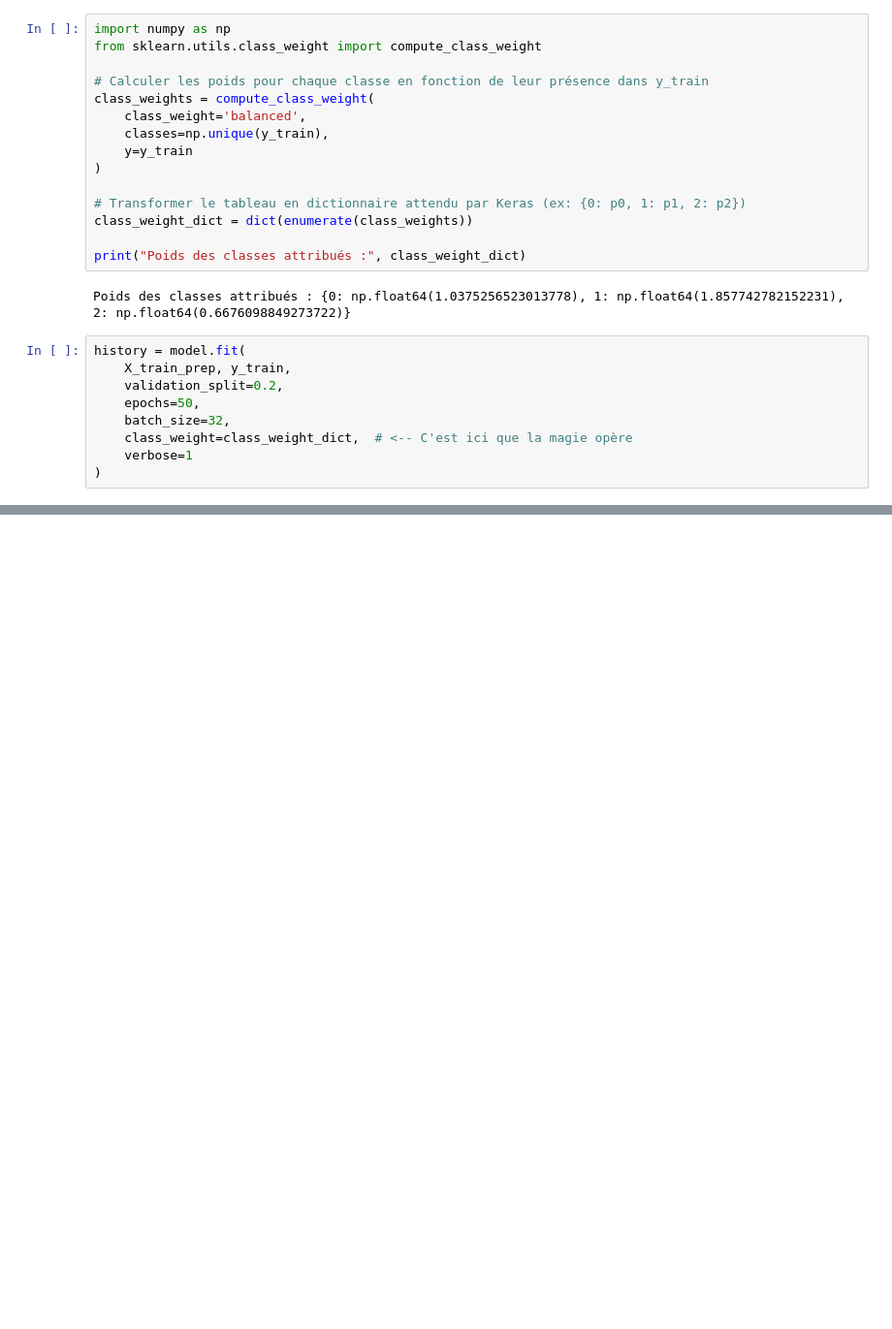
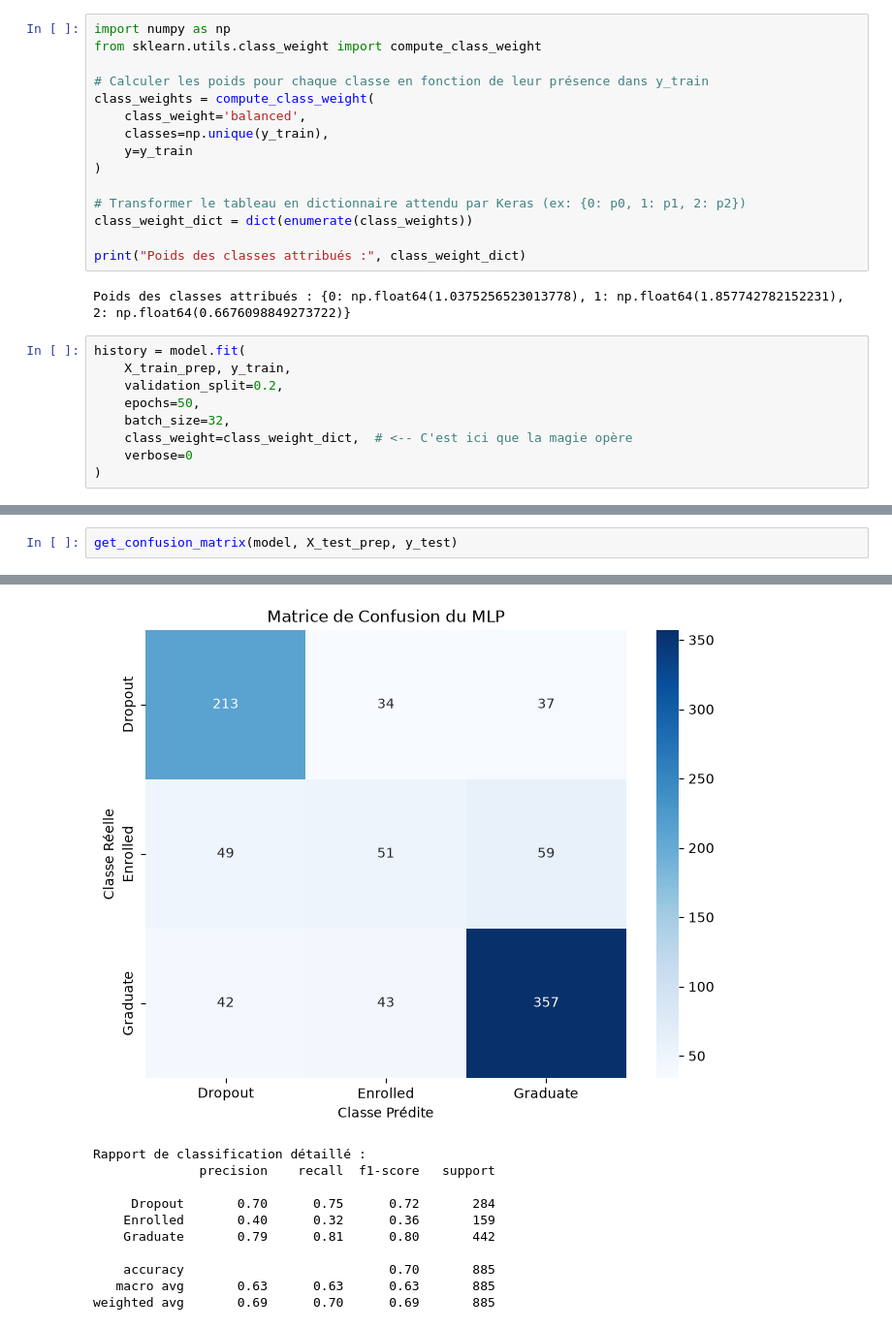
Before and after one commit to philippelaurens/ann-playground, a Jupyter notebook: notebooks/eda.ipynb, the cells around one changed output, grey strips where cells are left out. Shown at 97% size. Drawn from its saved outputs; the diff is of its cells as text; blank space fills up the shorter version.

```diff
--- a/notebooks/eda.ipynb
+++ b/notebooks/eda.ipynb
@@ -911,5 +906,5 @@ history = model.fit(
     epochs=50,
     batch_size=32,
     class_weight=class_weight_dict,  # <-- C'est ici que la magie opère
-    verbose=1
+    verbose=0
 )
@@ -976,0 +917,3 @@ weighted avg       0.72      0.72      0.72       885
+# %%
+get_confusion_matrix(model, X_test_prep, y_test)
+# %% [output]
@@ -976,0 +921,11 @@ weighted avg       0.72      0.72      0.72       885
+[figure, added]
+Rapport de classification détaillé :
+              precision    recall  f1-score   support
+
+     Dropout       0.70      0.75      0.72       284
+    Enrolled       0.40      0.32      0.36       159
+    Graduate       0.79      0.81      0.80       442
+
+    accuracy                           0.70       885
+   macro avg       0.63      0.63      0.63       885
+weighted avg       0.69      0.70      0.69       885
```
Also changed, not shown: parts of 61 cells of this notebook.
